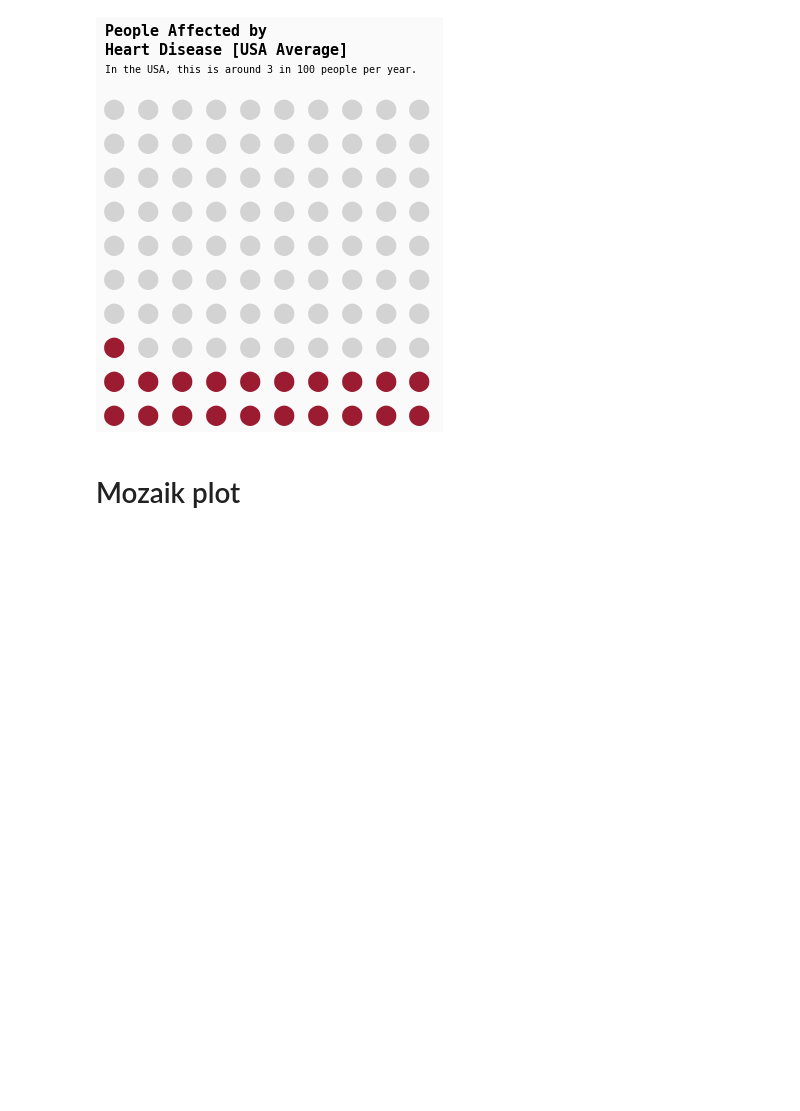
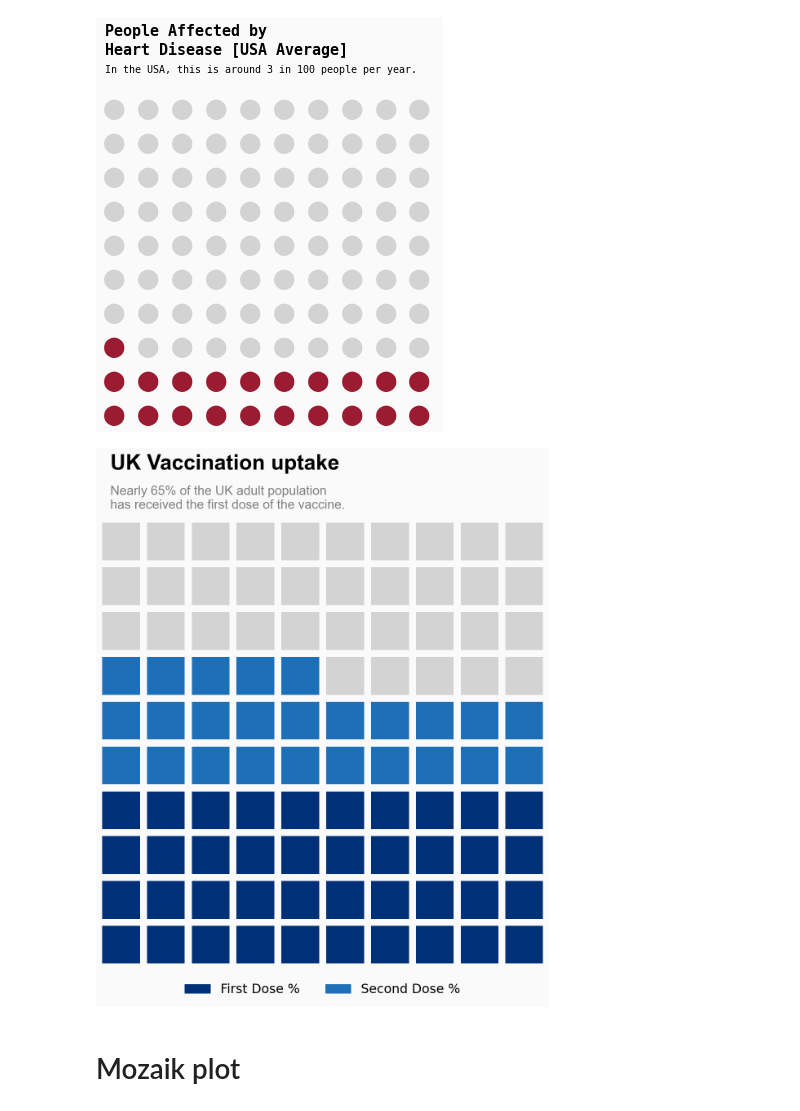
Before and after one commit to imanursar/Machine-Learning-Notes, a Jupyter notebook: Custom Function/Advance Visual Function.ipynb, the cells around one changed output. Drawn from its saved outputs; the diff is of its cells as text; code cells hidden in the pictures; blank space fills up the shorter version.

```diff
--- a/Custom Function/Advance Visual Function.ipynb
+++ b/Custom Function/Advance Visual Function.ipynb
@@ -340,6 +351,17 @@ advance_visual.waffle_dot_plot([20.5,79.5],['#9b1b30', "lightgray"],
                                sub_title='In the USA, this is around 3 in 100 people per year.')
 # %% [output]
 [figure]
+# %%
+data = [(65-25),25,35]
+col = ['First Dose %','Second Dose %','Awaiting']
+title = 'UK Vaccination uptake'
+sub_title = 'Nearly 65% of the UK adult population\nhas received the first dose of the vaccine.'
+# %%
+advance_visual.waffle_dot_plot(list_rasio=data,col=col,types="multiple",
+                               colors=['#003078','#1d70b8','lightgray'],title=title,
+                              sub_title=sub_title)
+# %% [output]
+[figure, added]
 # %% [markdown]
 # Mozaik plot
 # %%
```
Also changed, not shown: parts of 28 cells of this notebook.
